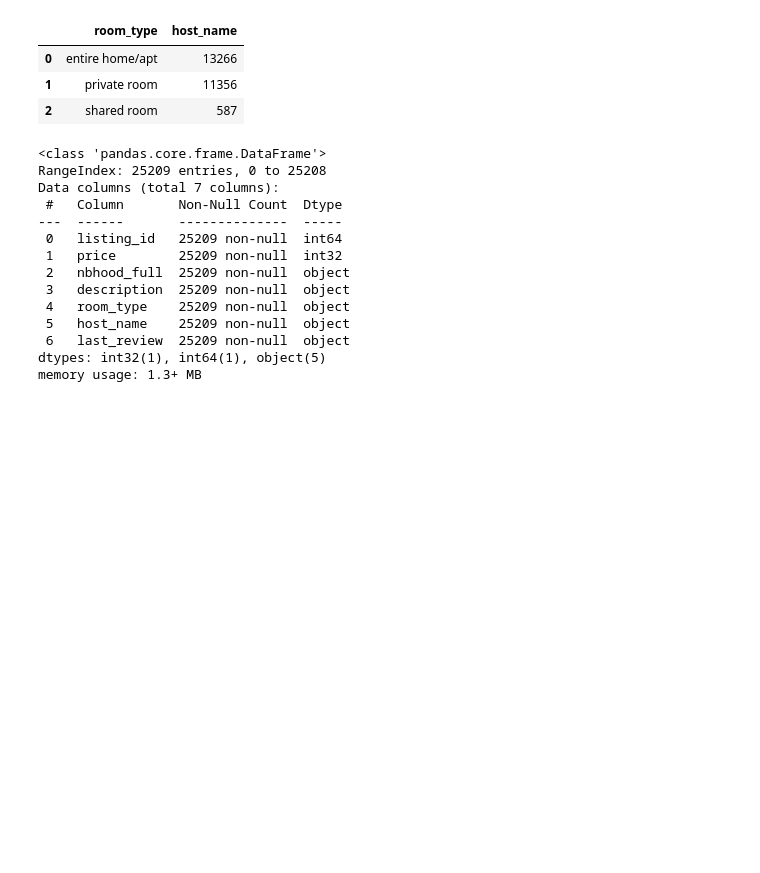
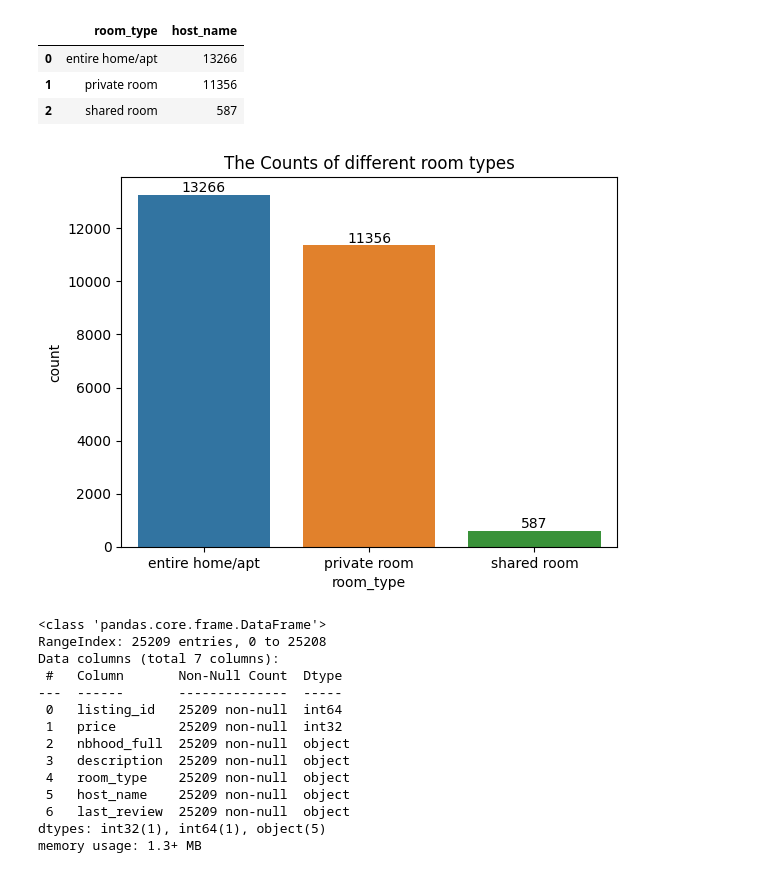
Before and after one commit to tushalkumar/Master-project-2-Project-Overview-NYC-Short-Term-Rental-Insights, a Jupyter notebook: DA202 Mastery Projects 2 Airbnb.ipynb, the cells around one changed output. Drawn from its saved outputs; the diff is of its cells as text; code cells hidden in the pictures; blank space fills up the shorter version.

Commit message:
add bar chart and Hist chart for better visualization

```diff
--- a/DA202 Mastery Projects 2 Airbnb.ipynb
+++ b/DA202 Mastery Projects 2 Airbnb.ipynb
@@ -111,4 +114,6 @@ room_type
 # Normalize Casing
 # %%
 Output_df1['room_type'] = Output_df1['room_type'].str.lower()
+Output_df1["room_type"] = Output_df1["room_type"].astype("category")
+room_frequencies = Output_df1["room_type"].value_counts()
 # %%
@@ -119,6 +124,12 @@ room_type
 | 0 | entire home/apt | 13266 |
 | 1 | private room | 11356 |
 | 2 | shared room | 587 |
+# %%
+ax = sns.countplot(data=Output_df1, x="room_type", );
+ax.bar_label(ax.containers[0])
+plt.title("The Counts of different room types");
+# %% [output]
+[figure, added]
 # %%
 Output_df1.info()
 # %% [output]
```
Also changed, not shown: parts of 8 cells of this notebook, 1 other file.
